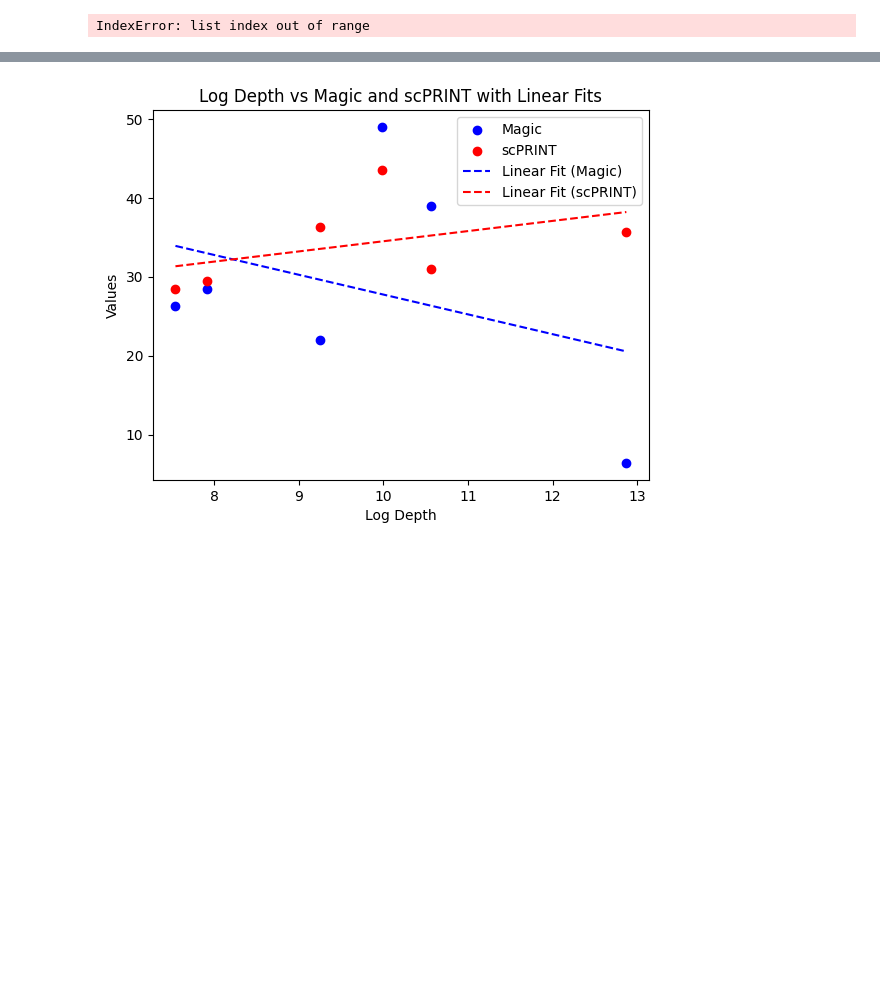
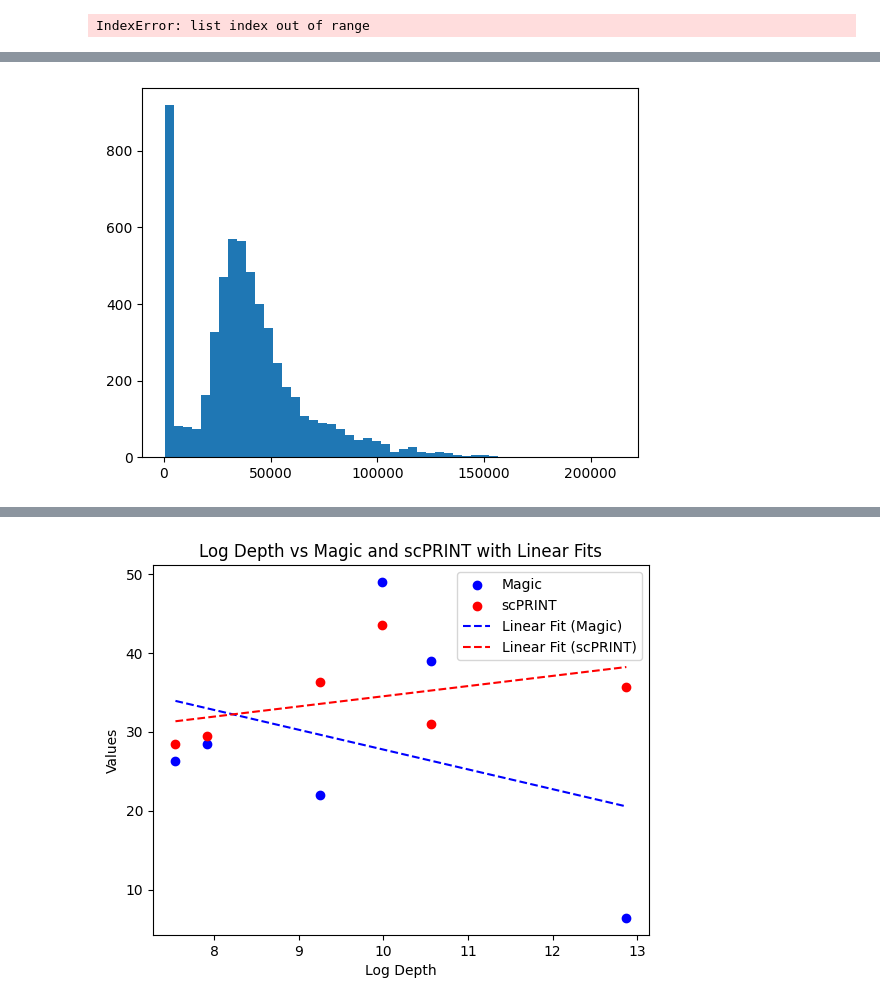
Before and after one commit to cantinilab/scPRINT, a Jupyter notebook: notebooks/scPRINT-2-repro-notebooks/denoising_V2.ipynb, the cells around one changed output, grey strips where cells are left out. Cells and saved outputs as stored; diff of their text form; code cells hidden in the pictures; blank space fills up the shorter version.

```diff
--- a/notebooks/scPRINT-2-repro-notebooks/denoising_V2.ipynb
+++ b/notebooks/scPRINT-2-repro-notebooks/denoising_V2.ipynb
@@ -75,0 +94,8 @@ datasets = {
+# %%
+adata = sc.read(LOC + "SRX24486462" + ".h5ad")
+(adata.X>0).sum(1).mean(), adata.X.sum(1).mean(), adata.shape[0]
+plt.hist(adata.X.sum(1), bins=50)
+plt.show()
+# 7x
+# %% [output]
+[figure, added]
```
Also changed, not shown: parts of 7 cells of this notebook, 14 other files.
